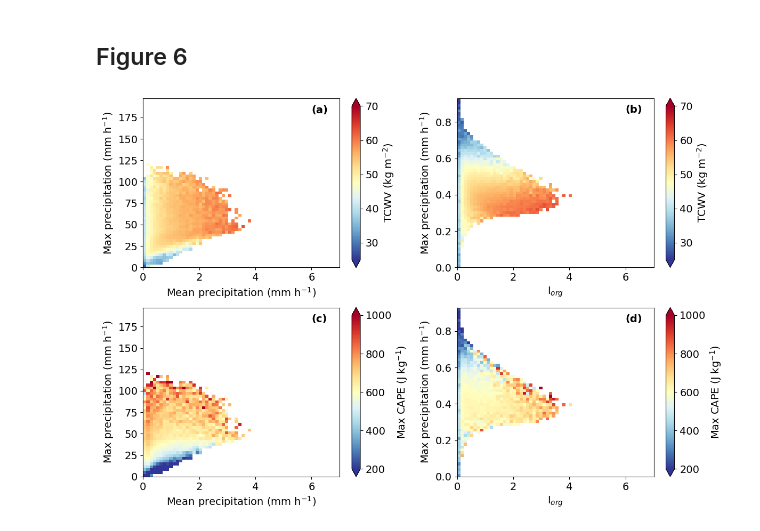
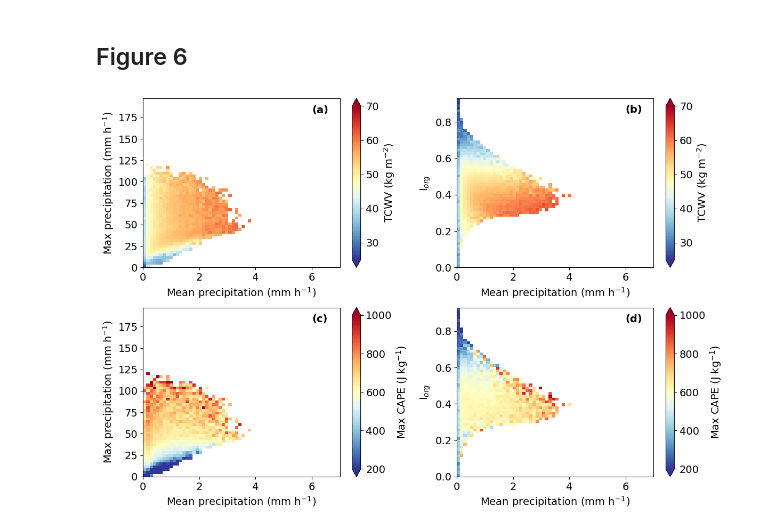
Before and after one commit to mssingh/meso-org, a Jupyter notebook: Analysis/environmental_conditions/Fig5-6.ipynb, the cells around one changed output. Cells and saved outputs as stored; diff of their text form; code cells hidden in the pictures.

```diff
--- a/Analysis/environmental_conditions/Fig5-6.ipynb
+++ b/Analysis/environmental_conditions/Fig5-6.ipynb
@@ -238,35 +238,35 @@ ax2.text(6,180, "(c)",fontsize=14, fontweight="bold") # x, y, s
 
 ax3 = fig.add_subplot(222)
 pcm3 = ax3.pcolormesh(
     mean_iorg_tcwv["x"], mean_iorg_tcwv["y"], mean_iorg_tcwv["stat"],
     cmap='RdYlBu_r', shading='auto', vmin=25, vmax=70
 )
 cbar = plt.colorbar(pcm3, ax=ax3, label="TCWV (kg m$^{-2}$)",extend="both")
 
 # ax.clabel(cs, inline=True, fmt='%.1f', fontsize=10)
 
-ax3.set_xlabel("I$_{org}$")
-ax3.set_ylabel("Max precipitation (mm h$^{-1}$)")
+ax3.set_ylabel("I$_{org}$")
+ax3.set_xlabel("Mean precipitation (mm h$^{-1}$)")
 ax3.set_xlim([0,7])
 ax3.text(6,0.85, "(b)",fontsize=14, fontweight="bold") # x, y, s
 
 ax4 = fig.add_subplot(224)
 pcm4 = ax4.pcolormesh(
     mean_iorg_cape["x"], mean_iorg_cape["y"], mean_iorg_cape["stat"],
     cmap='RdYlBu_r', shading='auto', vmin=200, vmax=1000
 )
 cbar = plt.colorbar(pcm4, ax=ax4, label="Max CAPE (J kg$^{-1}$)",extend="both")
 
 # ax.clabel(cs, inline=True, fmt='%.1f', fontsize=10)
 
-ax4.set_xlabel("I$_{org}$")
-ax4.set_ylabel("Max precipitation (mm h$^{-1}$)")
+ax4.set_ylabel("I$_{org}$")
+ax4.set_xlabel("Mean precipitation (mm h$^{-1}$)")
 ax4.set_xlim([0,7])
 ax4.text(6,0.85, "(d)",fontsize=14, fontweight="bold") # x, y, s
 
 plt.tight_layout()
 
 plt.savefig("/home/565/dl6968/meso-org/Figures/Fig6.png", dpi=200, bbox_inches="tight")
 plt.show()
 # %% [output]
-[figure, old version]
+[figure, new version]
```
Also changed, not shown: 11 other files.
